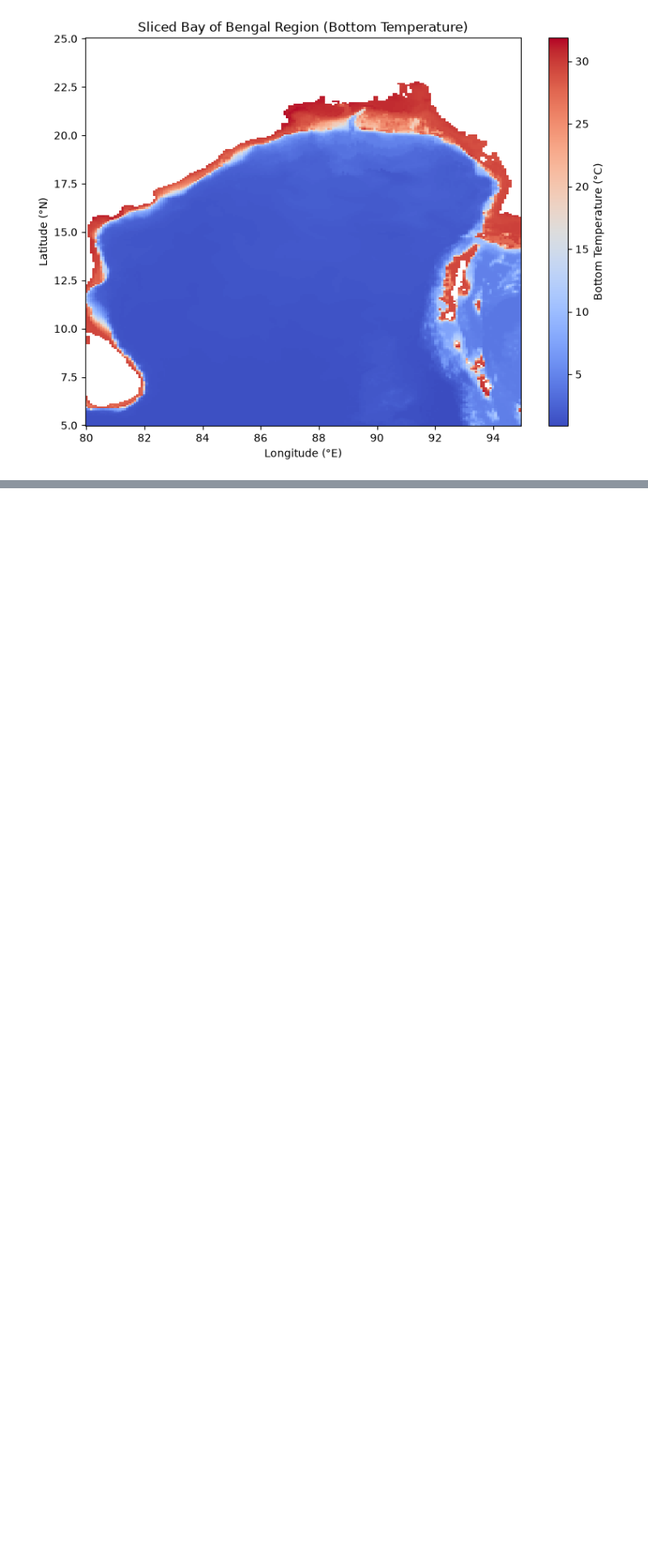
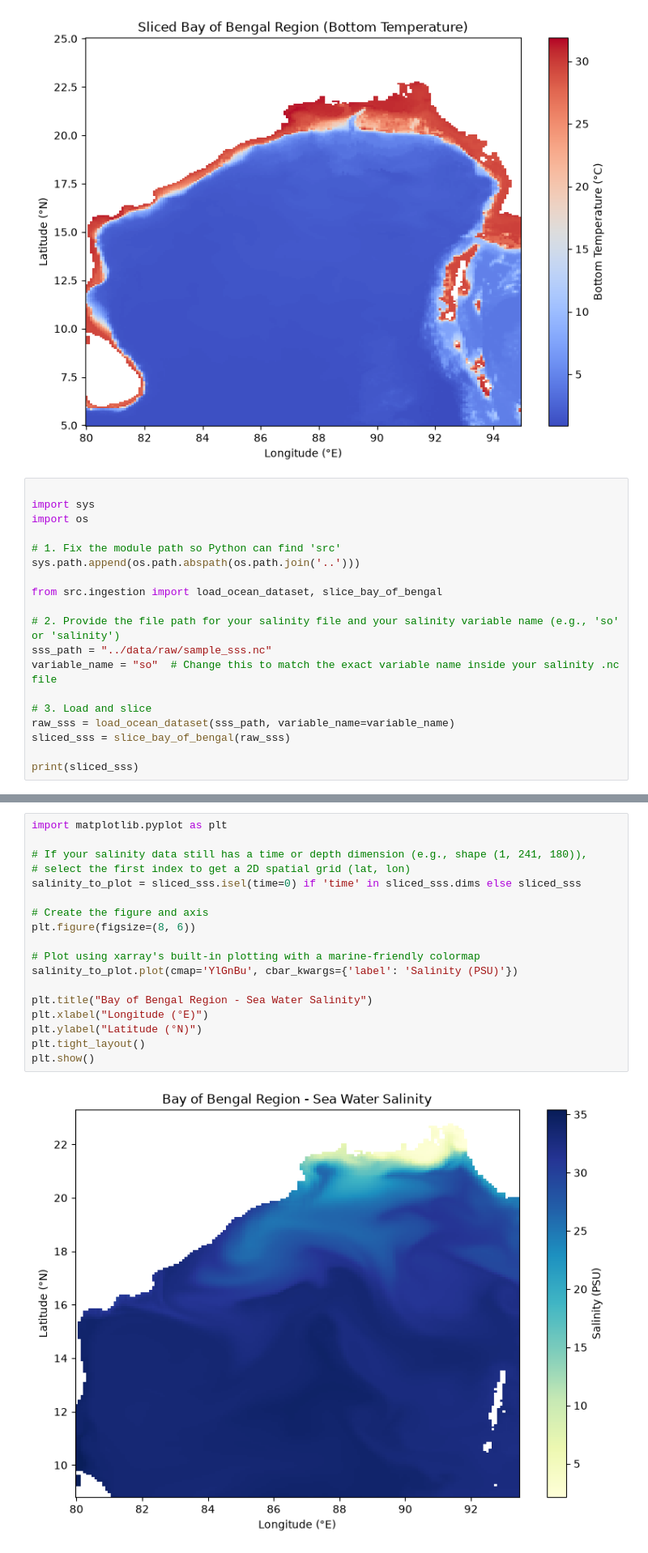
Before and after one commit to dhan-22/Automated-Geospatial-processing-of-Satellite-Ocean-Data, a Jupyter notebook: notebooks/sandbox.ipynb, the cells around one changed output, grey strips where cells are left out. Shown at 81% size. Drawn from its saved outputs; the diff is of its cells as text; blank space fills up the shorter version.

Commit message:
completed the slicing of data for all the three factors- sear floor temperature, sea salinity and sea surface wind for the bay of bengal region.

```diff
--- a/notebooks/sandbox.ipynb
+++ b/notebooks/sandbox.ipynb
@@ -49,3 +49,22 @@ plt.tight_layout()
 plt.show()
 # %% [output]
 [figure]
+# %%
+
+import sys
+import os
+
+# 1. Fix the module path so Python can find 'src'
+sys.path.append(os.path.abspath(os.path.join('..')))
+
+from src.ingestion import load_ocean_dataset, slice_bay_of_bengal
+
+# 2. Provide the file path for your salinity file and your salinity variable name (e.g., 'so' or 'salinity')
+sss_path = "../data/raw/sample_sss.nc"
+variable_name = "so"  # Change this to match the exact variable name inside your salinity .nc file
+
+# 3. Load and slice
+raw_sss = load_ocean_dataset(sss_path, variable_name=variable_name)
+sliced_sss = slice_bay_of_bengal(raw_sss)
+
+print(sliced_sss)
@@ -51,0 +88,20 @@ plt.show()
+# %%
+import matplotlib.pyplot as plt
+
+# If your salinity data still has a time or depth dimension (e.g., shape (1, 241, 180)),
+# select the first index to get a 2D spatial grid (lat, lon)
+salinity_to_plot = sliced_sss.isel(time=0) if 'time' in sliced_sss.dims else sliced_sss
+
+# Create the figure and axis
+plt.figure(figsize=(8, 6))
+
+# Plot using xarray's built-in plotting with a marine-friendly colormap
+salinity_to_plot.plot(cmap='YlGnBu', cbar_kwargs={'label': 'Salinity (PSU)'})
+
+plt.title("Bay of Bengal Region - Sea Water Salinity")
+plt.xlabel("Longitude (°E)")
+plt.ylabel("Latitude (°N)")
+plt.tight_layout()
+plt.show()
+# %% [output]
+[figure, added]
```
Also changed, not shown: parts of 4 cells of this notebook, 1 other file.
